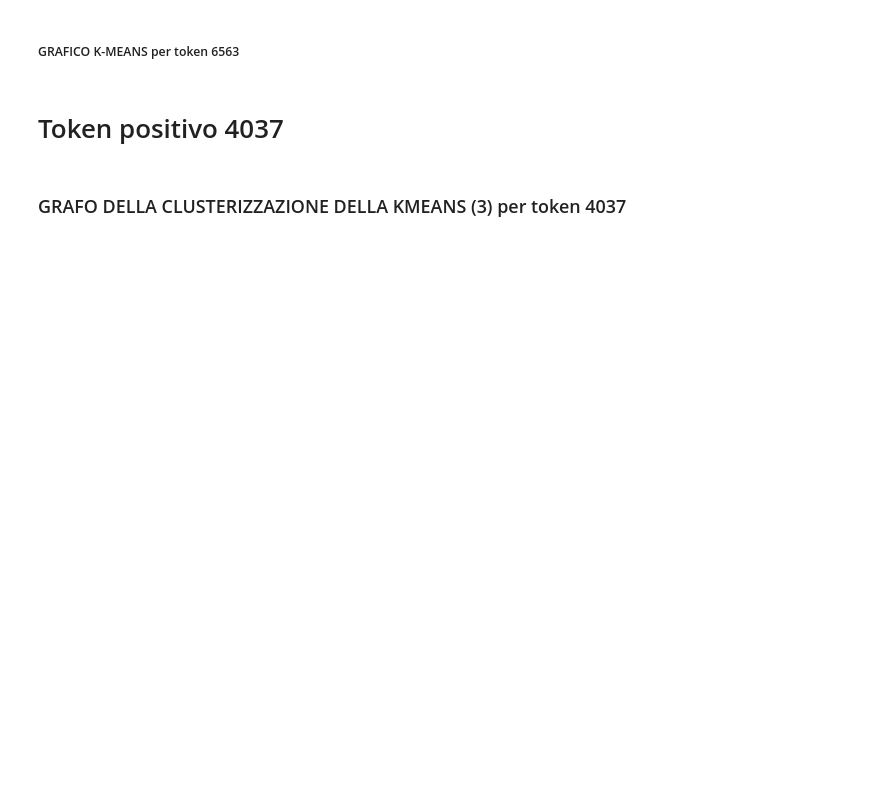
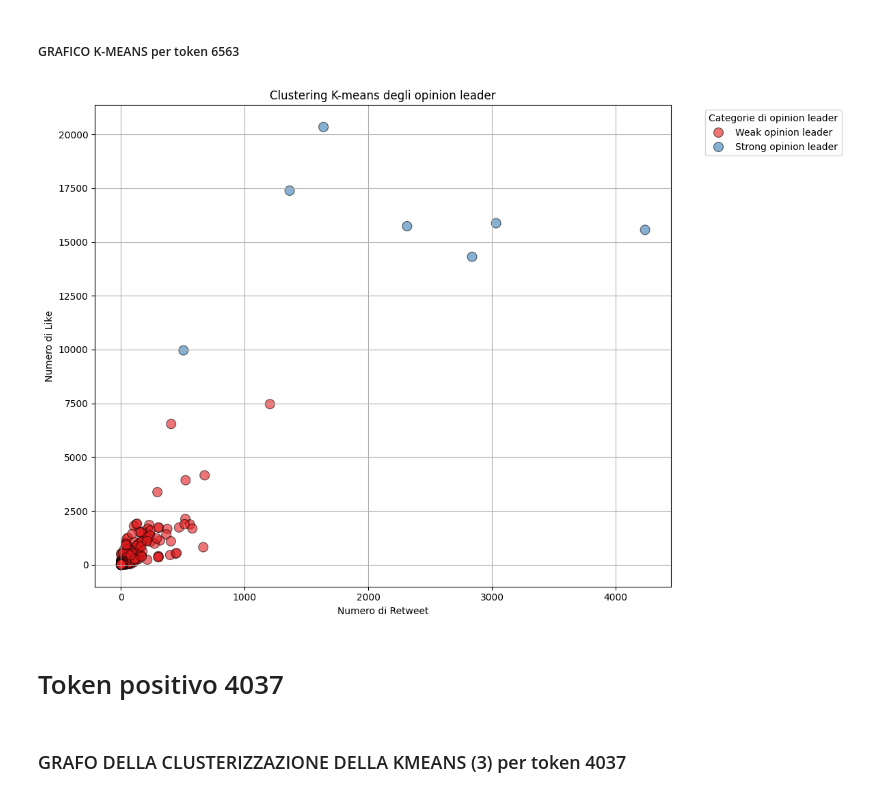
Before and after one commit to riccardospini98/Blockchain, a Jupyter notebook: opinion_leader.ipynb, the cells around one changed output. Cells and saved outputs as stored; diff of their text form; code cells hidden in the pictures; blank space fills up the shorter version.

```diff
--- a/opinion_leader.ipynb
+++ b/opinion_leader.ipynb
@@ -161,24 +175,26 @@ print()
 # %%
 # Grafico dei cluster
 plt.figure(figsize=(12, 8))
 sns.scatterplot(
-    data=tweets_picco_0_pos,
+    data=merge_0_pos,
     x='retweet_count',
     y='like_count',
     hue='opinion_leader',
     palette='Set1',
     s=100,
     alpha=0.6,
-    edgecolor='black'  # Aggiungiamo bordi neri ai punti
+    edgecolor='black'
 )
 
 plt.xlabel('Numero di Retweet')
 plt.ylabel('Numero di Like')
 plt.title('Clustering K-means degli opinion leader')
 plt.legend(title='Categorie di opinion leader', bbox_to_anchor=(1.05, 1), loc='upper left')
 plt.grid(True)
 plt.tight_layout()  # Migliora la disposizione degli elementi nel grafico
 plt.show()
+# %% [output]
+[figure, added]
 # %% [markdown]
 # Token positivo 4037
 # %% [markdown]
```
Also changed, not shown: parts of 14 cells of this notebook.
